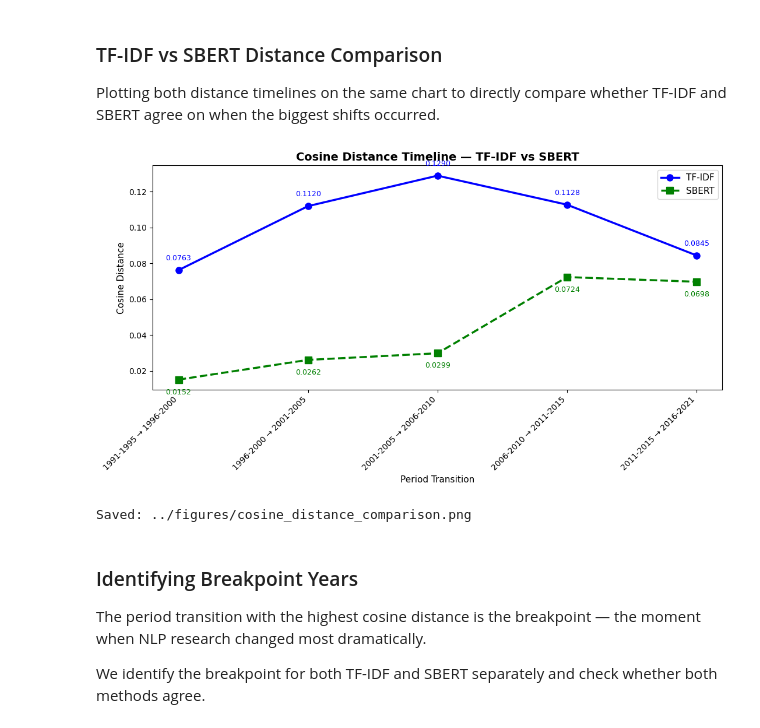
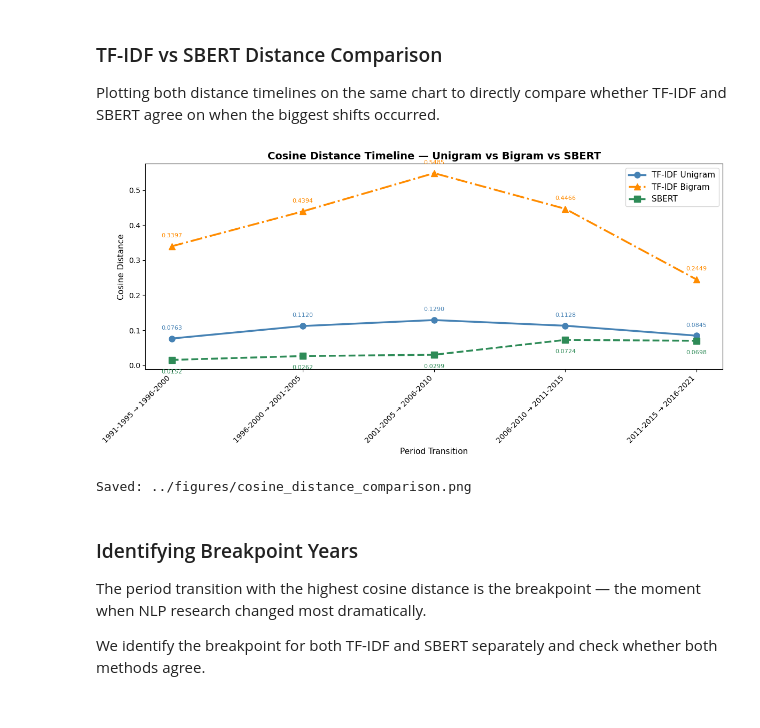
Before and after one commit to guruanand20/nlp-corpus-analysis, a Jupyter notebook: notebooks/NB02.ipynb, the cells around one changed output. Saved outputs shown, nothing was run; the diff lists cells and outputs as text; code cells hidden in the pictures.

Commit message:
Updated NB02 with bigram matrix

```diff
--- a/notebooks/NB02.ipynb
+++ b/notebooks/NB02.ipynb
@@ -323,11 +327,11 @@ array(['Machine Learning', 'Machine Learning', 'Machine Learning', ...,
 # %%
-with open("../outputs/sbert_matrix.pkl", "rb") as f:
+with open("../outputs/sbert_matrix_full.pkl", "rb") as f:
     sbert_data = pickle.load(f)
 
 sbert_matrix = sbert_data["matrix"]
 sbert_index  = sbert_data["index"]
 
-with open("../outputs/period_labels.pkl", "rb") as f:
+with open("../outputs/period_labels_full.pkl", "rb") as f:
     label_data = pickle.load(f)
 
 period_labels = label_data["period"]
@@ -420,7 +425,12 @@ def compute_centroids(matrix, period_labels):
 
     return centroids
 
+print("TF-IDF Unigram Centroids -")
 tfidf_centroids = compute_centroids(tfidf_aligned, periods_aligned)
 
+print("\nTF-IDF Bigram Centroids -")
+bigram_centroids = compute_centroids(bigram_aligned, periods_aligned)
+
+print("\nSBERT Centroids -")
 sbert_centroids = compute_centroids(sbert_aligned, periods_aligned)
 # %% [output]
@@ -470,11 +485,16 @@ def compute_adjacent_distances(centroids):
 
     return pd.DataFrame(results)
 
-tfidf_distances = compute_adjacent_distances(tfidf_centroids)
-sbert_distances = compute_adjacent_distances(sbert_centroids)
+tfidf_distances  = compute_adjacent_distances(tfidf_centroids)
+bigram_distances = compute_adjacent_distances(bigram_centroids)
+sbert_distances  = compute_adjacent_distances(sbert_centroids)
 
-
+print("TF-IDF Unigram Distances -")
 print(tfidf_distances.to_string(index=False))
 
+print("\nTF-IDF Bigram Distances -")
+print(bigram_distances.to_string(index=False))
+
+print("\nSBERT Distances -")
 print(sbert_distances.to_string(index=False))
 # %% [output]
@@ -556,68 +588,82 @@ Saved: ../figures/cosine_distance_sbert.png
 Plotting both distance timelines on the same chart to directly compare
 whether TF-IDF and SBERT agree on when the biggest shifts occurred.
 # %%
-fig, ax = plt.subplots(figsize=(11, 6))
+fig, ax = plt.subplots(figsize=(12, 6))
 
 ax.plot(
     tfidf_distances["transition"],
     tfidf_distances["distance"],
-    marker="o",
-    linewidth=2.5,
-    color="blue",
-    label="TF-IDF",
+    marker="o", linewidth=2.5,
+    color="steelblue", label="TF-IDF Unigram",
     markersize=8
+)
+
+ax.plot(
+    bigram_distances["transition"],
+    bigram_distances["distance"],
+    marker="^", linewidth=2.5,
+    color="darkorange", label="TF-IDF Bigram",
+    markersize=8, linestyle="-."
 )
 
 ax.plot(
     sbert_distances["transition"],
     sbert_distances["distance"],
-    marker="s",
-    linewidth=2.5,
-    color="green",
-    label="SBERT",
-    markersize=8,
-    linestyle="--"
+    marker="s", linewidth=2.5,
+    color="seagreen", label="SBERT",
+    markersize=8, linestyle="--"
 )
 
-# Annotate TF-IDF values
+# Annotate TF-IDF unigram values
 for _, row in tfidf_distances.iterrows():
     ax.annotate(
         f"{row['distance']:.4f}",
         (row["transition"], row["distance"]),
         textcoords="offset points",
         xytext=(0, 12),
         ha="center",
-        fontsize=9,
-        color="blue"
+        fontsize=8,
+        color="steelblue"
+    )
+
+# Annotate bigram values
+for _, row in bigram_distances.iterrows():
+    ax.annotate(
+        f"{row['distance']:.4f}",
+        (row["transition"], row["distance"]),
+        textcoords="offset points",
+        xytext=(0, 12),
+        ha="center",
+        fontsize=8,
+        color="darkorange"
     )
 
 # Annotate SBERT values
 for _, row in sbert_distances.iterrows():
     ax.annotate(
         f"{row['distance']:.4f}",
         (row["transition"], row["distance"]),
         textcoords="offset points",
         xytext=(0, -18),
         ha="center",
-        fontsize=9,
-        color="green"
+        fontsize=8,
+        color="seagreen"
     )
 
 ax.set_title(
-    "Cosine Distance Timeline — TF-IDF vs SBERT",
-    fontsize=14,
-    fontweight="bold"
+    "Cosine Distance Timeline — Unigram vs Bigram vs SBERT",
+    fontsize=14, fontweight="bold"
 )
 ax.set_xlabel("Period Transition", fontsize=11)
 ax.set_ylabel("Cosine Distance", fontsize=11)
 ax.legend(fontsize=11)
 plt.xticks(rotation=45, ha="right")
 plt.tight_layout()
 plt.savefig("../figures/cosine_distance_comparison.png", dpi=150)
 plt.show()
 print("Saved: ../figures/cosine_distance_comparison.png")
 # %% [output]
-[figure, old version]
+[figure, new version]
 Saved: ../figures/cosine_distance_comparison.png
 # %% [markdown]
 ### Identifying Breakpoint Years
```
Also changed, not shown: parts of 13 cells of this notebook.
